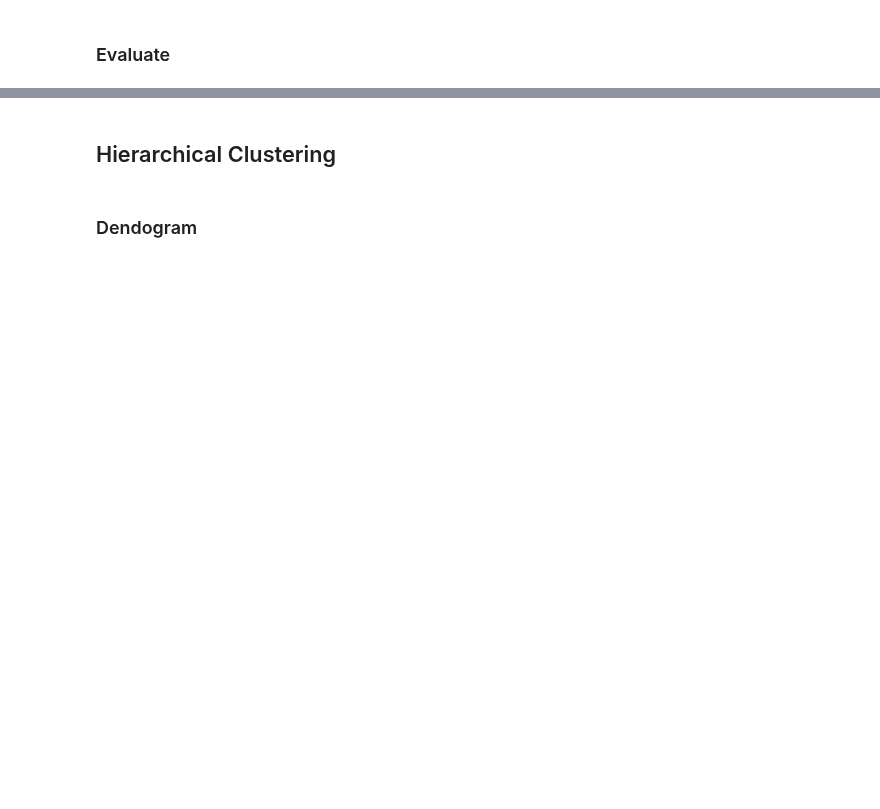
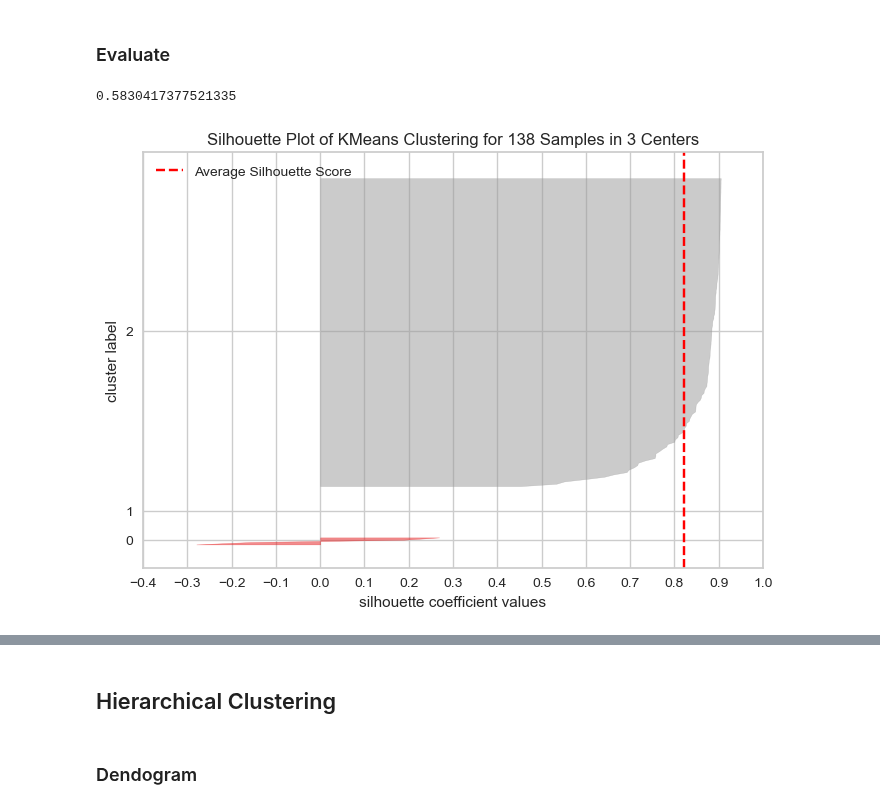
Before and after one commit to sancarg/Machine_Learning, a Jupyter notebook: ML_Assignment-4_military_power-blank.ipynb, the cells around one changed output, grey strips where cells are left out. Cells and saved outputs as stored; diff of their text form; code cells hidden in the pictures; blank space fills up the shorter version.

```diff
--- a/ML_Assignment-4_military_power-blank.ipynb
+++ b/ML_Assignment-4_military_power-blank.ipynb
@@ -806,0 +824,16 @@ plt.show();
+# %%
+silhouette_score(X_scaled, model.labels_)
+# %% [output]
+0.5830417377521335
+# %%
+from sklearn.cluster import KMeans
+
+from yellowbrick.cluster import SilhouetteVisualizer
+
+model2 = KMeans(n_clusters=3, random_state=42)
+visualizer = SilhouetteVisualizer(model2)
+
+visualizer.fit(X_scaled)    # Fit the data to the visualizer
+visualizer.poof();
+# %% [output]
+[figure, added]
```
Also changed, not shown: parts of 34 cells of this notebook.
